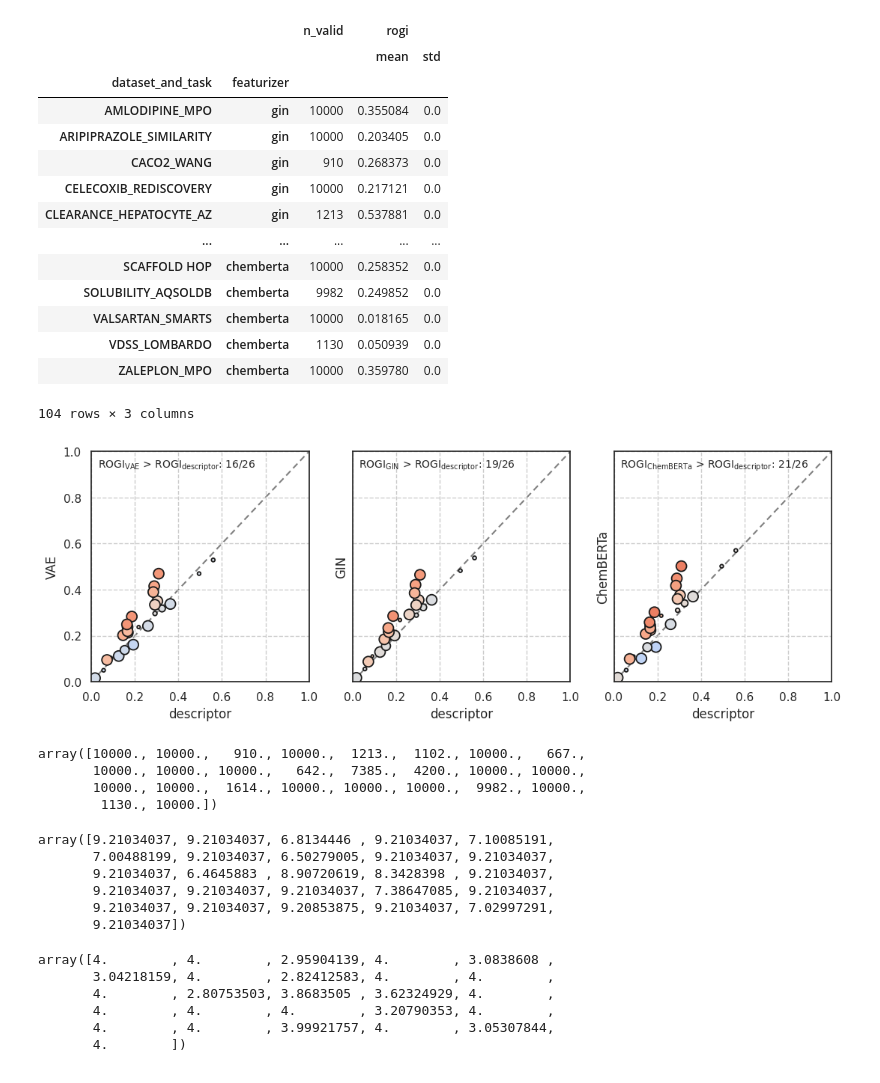
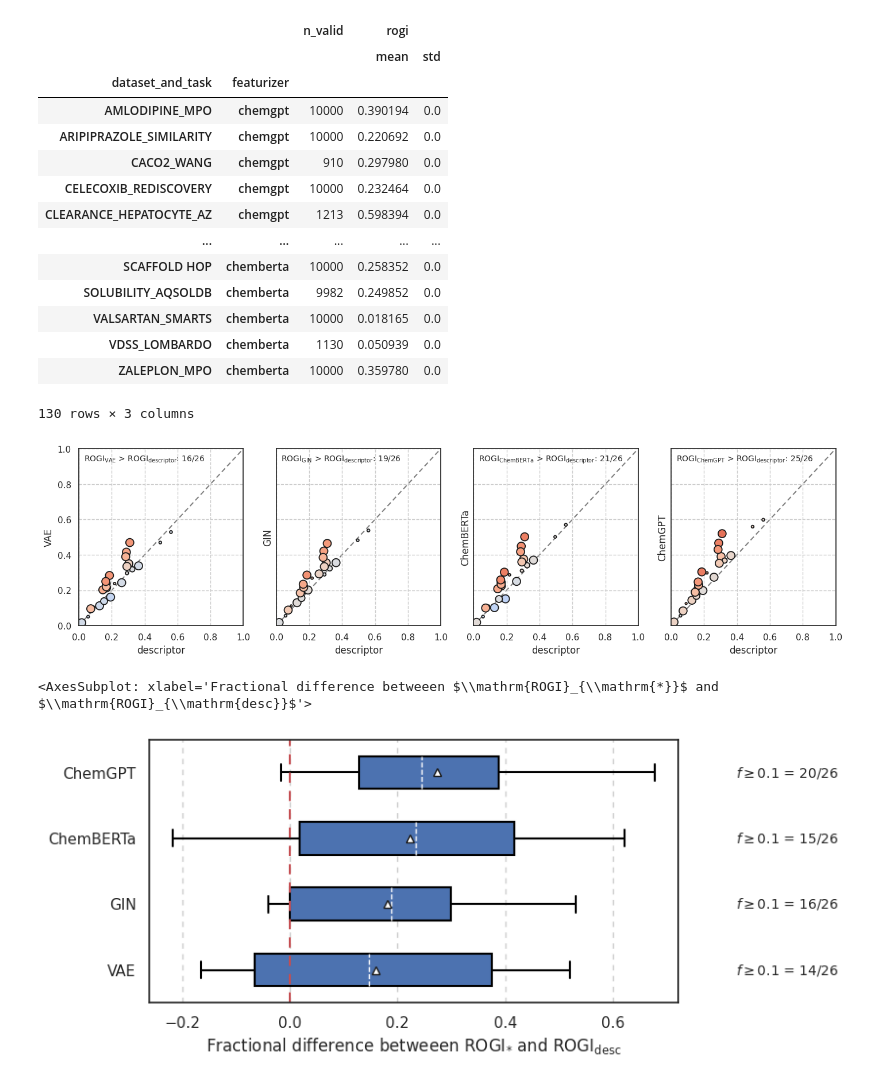
Before and after one commit to coleygroup/rogi-xd, a Jupyter notebook: plots.ipynb, the cells around one changed output. Saved outputs shown, nothing was run; the diff lists cells and outputs as text; code cells hidden in the pictures.

Commit message:
improve plot style

```diff
--- a/plots.ipynb
+++ b/plots.ipynb
@@ -17,60 +34,62 @@ def condense(df: pd.DataFrame) -> pd.DataFrame:
 # %%
-# df_desc = pd.read_csv("./results/raw/desc.csv")
-# df_vae = pd.read_csv("./results/raw/VAE.csv")
-
-dfs = list(map(pd.read_csv, CSV_DIR.iterdir()))
+dfs = map(pd.read_csv, CSV_DIR.iterdir())
 df = pd.concat(
     [condense(df) for df in dfs], ignore_index=True
 ).set_index(['dataset_and_task', 'featurizer'])
+
 df
 # %% [output]
 |  |  | n_valid | rogi |  |
 |  |  |  | mean | std |
 | dataset_and_task | featurizer |  |  |  |
-| AMLODIPINE_MPO | gin | 10000 | 0.355084 | 0.0 |
-| ARIPIPRAZOLE_SIMILARITY | gin | 10000 | 0.203405 | 0.0 |
-| CACO2_WANG | gin | 910 | 0.268373 | 0.0 |
-| CELECOXIB_REDISCOVERY | gin | 10000 | 0.217121 | 0.0 |
-| CLEARANCE_HEPATOCYTE_AZ | gin | 1213 | 0.537881 | 0.0 |
+| AMLODIPINE_MPO | chemgpt | 10000 | 0.390194 | 0.0 |
+| ARIPIPRAZOLE_SIMILARITY | chemgpt | 10000 | 0.220692 | 0.0 |
+| CACO2_WANG | chemgpt | 910 | 0.297980 | 0.0 |
+| CELECOXIB_REDISCOVERY | chemgpt | 10000 | 0.232464 | 0.0 |
+| CLEARANCE_HEPATOCYTE_AZ | chemgpt | 1213 | 0.598394 | 0.0 |
 | ... | ... | ... | ... | ... |
 | SCAFFOLD HOP | chemberta | 10000 | 0.258352 | 0.0 |
 | SOLUBILITY_AQSOLDB | chemberta | 9982 | 0.249852 | 0.0 |
 | VALSARTAN_SMARTS | chemberta | 10000 | 0.018165 | 0.0 |
 | VDSS_LOMBARDO | chemberta | 1130 | 0.050939 | 0.0 |
 | ZALEPLON_MPO | chemberta | 10000 | 0.359780 | 0.0 |
-104 rows × 3 columns
+130 rows × 3 columns
 # %%
 def parity_plot(ax: plt.Axes, df: pd.DataFrame, x_key: str, y_key: str):
     BUFFER = 0.03
 
     x = df.xs(x_key.lower(), level=1)[ROGI_KEY]['mean'].values
     y = df.xs(y_key.lower(), level=1)[ROGI_KEY]['mean'].values
     s = (df.groupby('dataset_and_task')["n_valid"].mean().values) / 1e2
     z = (y - x) / x
 
     data = ax.scatter(x, y, s, z, vmin=-1, vmax=1, cmap="coolwarm", edgecolors='k', lw=1.3)
 
     x_par = np.tile(np.linspace(0, 1, 15), (2, 1))
     ax.plot(*x_par, '--', c='grey', dashes=(4, 2.5), zorder=-1)
 
     rogi_string = lambda s : rf"$\mathrm{{ROGI}}_{{\mathrm{{{s}}}}}$"
     s = f"{rogi_string(y_key)} > {rogi_string(x_key)}: {(z > 0).sum()}/{len(z)}"
     ax.text(
         0 + BUFFER, 1 - BUFFER, s, fontsize=10,
         transform=ax.transAxes, ha="left", va="top"
     )
     ax.set_xlim(0, 1)
     ax.set_ylim(0, 1)
     ax.grid(axis="both", ls="--")
 
     ax.set_xlabel(x_key)
     ax.set_ylabel(y_key)
 
-fig, axs = plt.subplots(1, 3, figsize=(4.25 * 3, 4), sharex=True, sharey=True)
 
 X_KEY = "descriptor"
-for ax, y_key in zip(axs, ["VAE", "GIN", "ChemBERTa"]):
+Y_KEYS = ["VAE", "GIN", "ChemBERTa", "ChemGPT"]
+N = len(Y_KEYS)
+
+fig, axs = plt.subplots(1, N, figsize=(4.25 * N, 4), sharex=True, sharey=True)
+
+for ax, y_key in zip(axs, Y_KEYS):
     parity_plot(ax, df, X_KEY, y_key)
 # %% [output]
-[figure, old version]
+[figure, new version]
 # %%
@@ -78,26 +96,0 @@ fig.savefig("./results/figures/bert-vae-gin.pdf", bbox_inches="tight")
-# %%
-N = (df.groupby('dataset_and_task')["n_valid"].mean().values)
-N
-# %% [output]
-array([10000., 10000.,   910., 10000.,  1213.,  1102., 10000.,   667.,
-       10000., 10000., 10000.,   642.,  7385.,  4200., 10000., 10000.,
-       10000., 10000.,  1614., 10000., 10000., 10000.,  9982., 10000.,
-        1130., 10000.])
-# %%
-np.log(N)
-# %% [output]
-array([9.21034037, 9.21034037, 6.8134446 , 9.21034037, 7.10085191,
-       7.00488199, 9.21034037, 6.50279005, 9.21034037, 9.21034037,
-       9.21034037, 6.4645883 , 8.90720619, 8.3428398 , 9.21034037,
-       9.21034037, 9.21034037, 9.21034037, 7.38647085, 9.21034037,
-       9.21034037, 9.21034037, 9.20853875, 9.21034037, 7.02997291,
-       9.21034037])
-# %%
-np.log10(N)
-# %% [output]
-array([4.        , 4.        , 2.95904139, 4.        , 3.0838608 ,
-       3.04218159, 4.        , 2.82412583, 4.        , 4.        ,
-       4.        , 2.80753503, 3.8683505 , 3.62324929, 4.        ,
-       4.        , 4.        , 4.        , 3.20790353, 4.        ,
-       4.        , 4.        , 3.99921757, 4.        , 3.05307844,
-       4.        ])
@@ -103,0 +139,9 @@ array([4.        , 4.        , 2.95904139, 4.        , 3.0838608 ,
+# %%
+sns.set_palette("deep", color_codes=True)
+
+Y_KEYS = ["VAE", "GIN", "ChemBERTa", "ChemGPT"]
+fig, ax = plt.subplots(1, 1, figsize=(7, len(Y_KEYS) * 0.875))
+boxplot(ax, df, "descriptor", Y_KEYS)
+# %% [output]
+<AxesSubplot: xlabel='Fractional difference betweeen $\\mathrm{ROGI}_{\\mathrm{*}}$ and $\\mathrm{ROGI}_{\\mathrm{desc}}$'>
+[figure, added]
```
Also changed, not shown: parts of 7 cells of this notebook, 1 other file.
